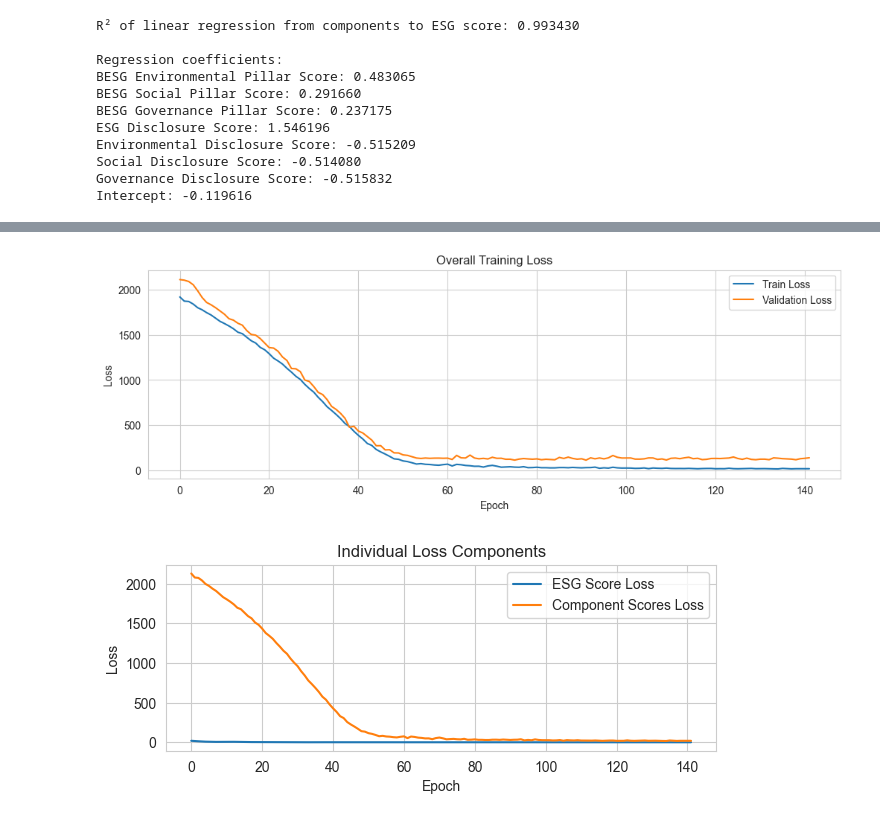
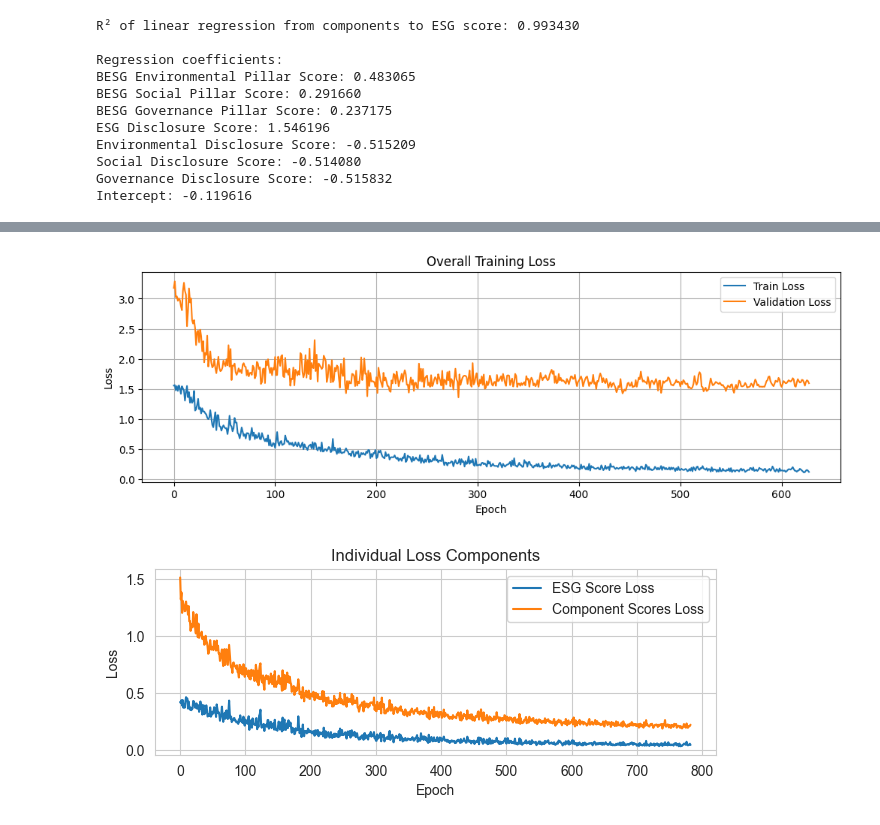
Before and after one commit to XYinfg/esg_analytics, a Jupyter notebook: LSTM/esg_prediction_energy_lstm_2layer.ipynb, the cells around one changed output, grey strips where cells are left out. Cells and saved outputs as stored; diff of their text form; code cells hidden in the pictures.

```diff
--- a/LSTM/esg_prediction_energy_lstm_2layer.ipynb
+++ b/LSTM/esg_prediction_energy_lstm_2layer.ipynb
@@ -113,0 +260,14 @@ Intercept: -0.119616
+# %%
+target_cols = [
+    'BESG ESG Score',                # Main ESG Score - the ultimate target
+    'BESG Environmental Pillar Score', # Component: Environmental Pillar
+    'BESG Social Pillar Score',        # Component: Social Pillar
+    'BESG Governance Pillar Score',    # Component: Governance Pillar
+]
+
+cols_to_drop = [
+    'ESG Disclosure Score',            # Component: Overall ESG Disclosure
+    'Environmental Disclosure Score',  # Component: Environmental Disclosure
+    'Social Disclosure Score',         # Component: Social Disclosure
+    'Governance Disclosure Score'     # Component: Governance Disclosure
+]
@@ -114,18 +300,19 @@ Intercept: -0.119616
 # %%
 # Train the two-layer model
 model, train_loader, test_loader, test_dataset, feature_names, history, device, component_cols = train_two_layer_model(
-    df,
+    df.drop(columns=cols_to_drop),  # Drop columns not used for training
     target_cols,
-    hidden_size=128,         # Size of LSTM hidden layers
-    num_layers=3,            # Number of LSTM layers
+    hidden_size=256,         # Size of LSTM hidden layers
+    num_layers=10,            # Number of LSTM layers
     seq_length=3,            # Number of time steps to look back
-    learning_rate=0.01,     # Learning rate for optimizer
+    learning_rate=0.001,     # Learning rate for optimizer
     train_size=0.8,          # Proportion of companies to use for training
-    epochs=1000,              # Maximum number of training epochs
-    patience=50,             # Early stopping patience
-    batch_size=32,           # Batch size for training
-    initial_component_weight=0.9,
-    threshold=30,
+    epochs=1000,             # Maximum number of training epochs
+    patience=100,            # Early stopping patience
+    batch_size=64,           # Batch size for training
+    dropout=0.5,             # Dropout rate for LSTM layers
+    initial_component_weight=0.1,
+    threshold=1.0,
 )
 # %% [output]
 Using device: cpu
@@ -148,23 +339,23 @@ Early stopping at epoch 121
 # %%
 # Plot training history
 plt.figure(figsize=(12, 8))
 
 # Plot overall loss
 plt.subplot(2, 1, 1)
-plt.plot(history['train_loss'], label='Train Loss')
-plt.plot(history['val_loss'], label='Validation Loss')
+plt.plot(history['train_loss'][100:], label='Train Loss')
+plt.plot(history['val_loss'][100:], label='Validation Loss')
 plt.xlabel('Epoch')
 plt.ylabel('Loss')
 plt.title('Overall Training Loss')
 plt.legend()
 plt.grid(True)
 # %% [output]
-[figure, old version]
+[figure, new version]
 # %%
 # Plot component losses
 plt.subplot(2, 1, 2)
-plt.plot(history['esg_loss'], label='ESG Score Loss')
-plt.plot(history['component_loss'], label='Component Scores Loss')
+plt.plot(history['esg_loss'][100:], label='ESG Score Loss')
+plt.plot(history['component_loss'][100:], label='Component Scores Loss')
 plt.xlabel('Epoch')
 plt.ylabel('Loss')
 plt.title('Individual Loss Components')
@@ -174,6 +365,6 @@ plt.grid(True)
 plt.tight_layout()
 plt.show()
 # %% [output]
-[figure, old version]
+[figure, new version]
 # %%
 # Evaluate the model
```
Also changed, not shown: parts of 13 cells of this notebook, 21 other files.
